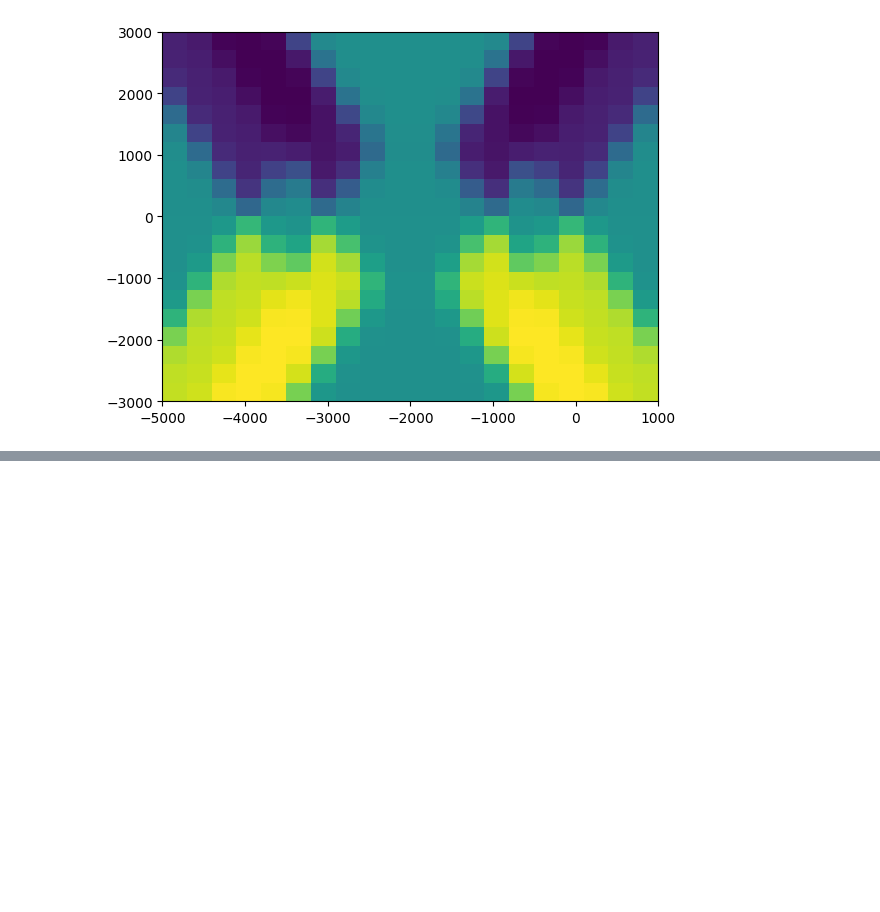
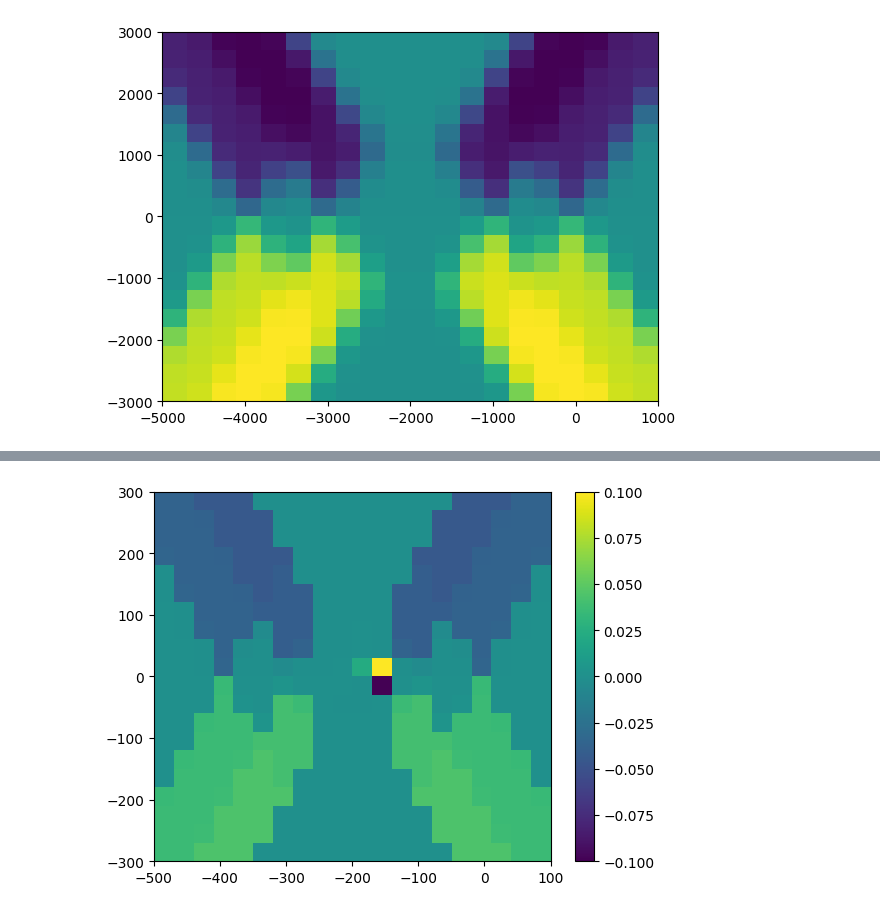
Before and after one commit to myIntSet/thermoelectrics, a Jupyter notebook: finding serial TUR violation/coulomb diamonds.ipynb, the cells around one changed output, grey strips where cells are left out. Cells and saved outputs as stored; diff of their text form; code cells hidden in the pictures; blank space fills up the shorter version.

```diff
--- a/finding serial TUR violation/coulomb diamonds.ipynb
+++ b/finding serial TUR violation/coulomb diamonds.ipynb
@@ -134,0 +223,24 @@ plt.imshow(I, extent=[epsilons[0], epsilons[-1], VBs[0], VBs[-1]], aspect='auto'
+# %%
+#TEST OF vb_sweeper
+
+#--SETUP: ---------------------------------------------------------------------------------
+VBs = np.linspace(-300,300, 100) # np.linspace(-10000,10000, 100)
+epsilons = np.linspace(-500, 100, 100) # np.linspace(-6000, 6000, 10)
+T = 1
+T_L = T #100
+T_R = T #T_L
+
+INPUT = {
+    'omega': 0.1, #1000
+    'u_intra': 200, #2000
+    'u_inter': 100, #1000
+    'gammaL': 0.1, #0.5
+    'gammaR': 0.1, #0.5
+    'T_L': T_L,
+    'T_R': T_R,
+}
+
+#--SETUP: ---------------------------------------------------------------------------------
+
+importlib.reload(vs)
+I, I_var, J_QH, P, P_0 = vs.run_sweep(VBs, epsilons, **INPUT)
@@ -134,0 +266,7 @@ plt.imshow(I, extent=[epsilons[0], epsilons[-1], VBs[0], VBs[-1]], aspect='auto'
+# %%
+img = plt.imshow(I/T, extent=[epsilons[0], epsilons[-1], VBs[0], VBs[-1]], aspect='auto', origin='lower')
+plt.colorbar()
+img.set_clim(-0.1, 0.1)  # Set color limits
+plt.show()
+# %% [output]
+[figure, added]
```
Also changed, not shown: parts of 8 cells of this notebook, 1 other file.
